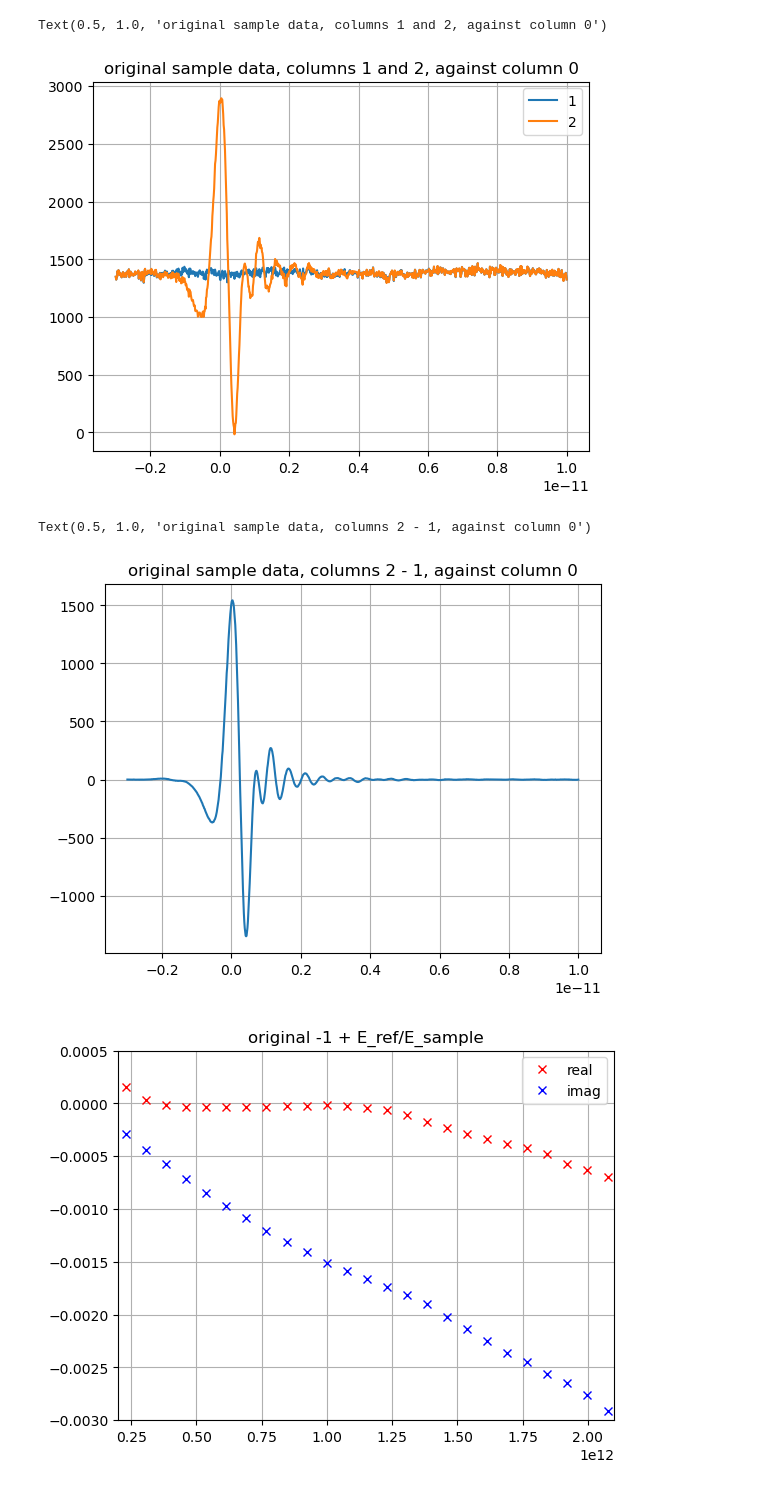
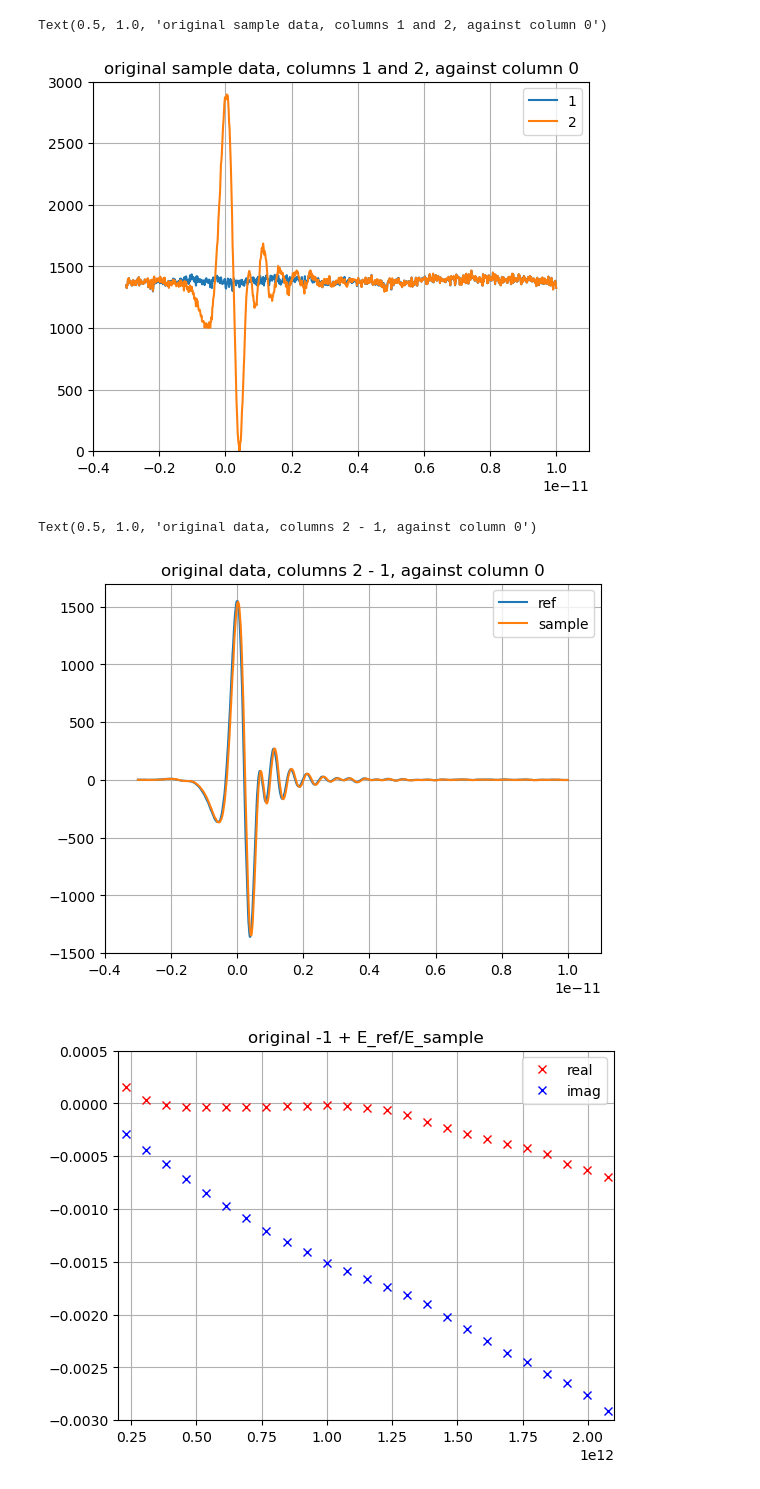
Before and after one commit to sebranchett/cheme-om-fft, a Jupyter notebook: test_zeros.ipynb, the cells around one changed output. Cells and saved outputs as stored; diff of their text form; code cells hidden in the pictures.

```diff
--- a/test_zeros.ipynb
+++ b/test_zeros.ipynb
@@ -42,19 +37,25 @@ Text(0.5, 1.0, 'original ref data, columns 2 - 1, against column 0')
 # %%
 plt.plot(sample[:, 0], sample[:, 1], label=str(1))
 plt.plot(sample[:, 0], sample[:, 2], label=str(2))
 plt.legend()
 plt.grid()
+plt.xlim((-0.4e-11, 1.1e-11))
+plt.ylim((0, 3000))
 plt.title(label + ' sample data, columns 1 and 2, against column 0')
 # %% [output]
 Text(0.5, 1.0, 'original sample data, columns 1 and 2, against column 0')
-[figure, old version]
+[figure, new version]
 # %%
-plt.plot(sample[:, 0], sample[:, 2] - sample[:, 1])
+plt.plot(ref[:, 0], ref[:, 2] - ref[:, 1], label="ref")
+plt.plot(sample[:, 0], sample[:, 2] - sample[:, 1], label="sample")
+plt.legend()
 plt.grid()
-plt.title(label + ' sample data, columns 2 - 1, against column 0')
+plt.xlim((-0.4e-11, 1.1e-11))
+plt.ylim((-1500, 1700))
+plt.title(label + ' data, columns 2 - 1, against column 0')
 # %% [output]
-Text(0.5, 1.0, 'original sample data, columns 2 - 1, against column 0')
+Text(0.5, 1.0, 'original data, columns 2 - 1, against column 0')
-[figure, old version]
+[figure, new version]
 # %%
 # Find the frequencies
 T = ref[1, 0] - ref[0, 0]
```
Also changed, not shown: parts of 2 cells of this notebook.
